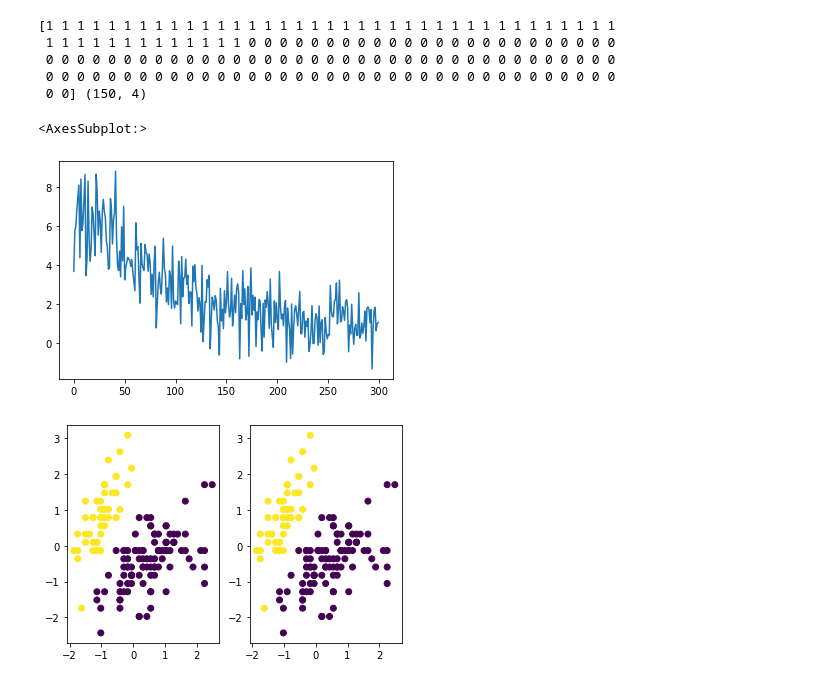
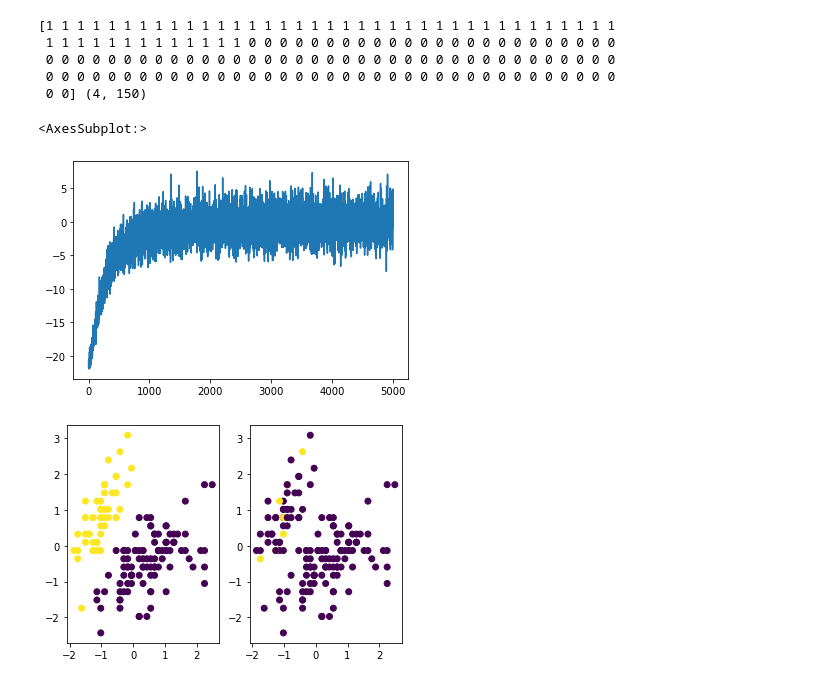
Before and after one commit to gdubbs100/dl_course, a Jupyter notebook: neural_network_from_scratch.ipynb, the cells around one changed output. Drawn from its saved outputs; the diff is of its cells as text; code cells hidden in the pictures.

Commit message:
added dropout option to layer class

```diff
--- a/neural_network_from_scratch.ipynb
+++ b/neural_network_from_scratch.ipynb
@@ -4,23 +4,19 @@ from sklearn.datasets import make_classification
 import pandas as pd
 import matplotlib.pyplot as plt
 # %%
+from sklearn import datasets
+from sklearn.preprocessing import StandardScaler
+
 iris = datasets.load_iris()
-X = StandardScaler().fit_transform(iris["data"]).T # put in row form for net
+X = StandardScaler().fit_transform(iris["data"]).T
 y = (iris["target"] == 0).astype(np.int64)
+print(y, X.shape)
+# %% [output]
+[1 1 1 1 1 1 1 1 1 1 1 1 1 1 1 1 1 1 1 1 1 1 1 1 1 1 1 1 1 1 1 1 1 1 1 1 1
+ 1 1 1 1 1 1 1 1 1 1 1 1 1 0 0 0 0 0 0 0 0 0 0 0 0 0 0 0 0 0 0 0 0 0 0 0 0
+ 0 0 0 0 0 0 0 0 0 0 0 0 0 0 0 0 0 0 0 0 0 0 0 0 0 0 0 0 0 0 0 0 0 0 0 0 0
+ 0 0 0 0 0 0 0 0 0 0 0 0 0 0 0 0 0 0 0 0 0 0 0 0 0 0 0 0 0 0 0 0 0 0 0 0 0
+ 0 0] (4, 150)
-# %%
-from sklearn import datasets
-from sklearn.preprocessing import StandardScaler
-
-iris = datasets.load_iris()
-X = StandardScaler().fit_transform(iris["data"])
-y = (iris["target"] == 0).astype(np.int64)
-print(y, X.shape)
-# %% [output]
-[1 1 1 1 1 1 1 1 1 1 1 1 1 1 1 1 1 1 1 1 1 1 1 1 1 1 1 1 1 1 1 1 1 1 1 1 1
- 1 1 1 1 1 1 1 1 1 1 1 1 1 0 0 0 0 0 0 0 0 0 0 0 0 0 0 0 0 0 0 0 0 0 0 0 0
- 0 0 0 0 0 0 0 0 0 0 0 0 0 0 0 0 0 0 0 0 0 0 0 0 0 0 0 0 0 0 0 0 0 0 0 0 0
- 0 0 0 0 0 0 0 0 0 0 0 0 0 0 0 0 0 0 0 0 0 0 0 0 0 0 0 0 0 0 0 0 0 0 0 0 0
- 0 0] (150, 4)
 # %%
 # new grad func
 def calcLoss(actual, pred):
@@ -35,16 +31,23 @@ def calcGrad(actual, pred):
 # try building a general network
 class NetLayer:
 
-    def __init__(self, input_dim, output_dim, activation_func):
+    def __init__(self, input_dim, output_dim, activation_func, keep_prob = 1):
         # note weight dimensions are reversed from typical nnet specs
         self.w = np.random.randn(input_dim, output_dim)
         self.b = np.random.randn(output_dim, 1)
         self.activation_func = activation_func
+        # value for dropout - default 1 for no dropout
+        self.keep_prob = keep_prob
 
-    def forward(self, X):
+    def forward(self, X, train = True):
         # record activations
         self.A_L_minus_one = X.copy()
-        self.A_L = self.activation_func(np.dot(self.w.T, X) + self.b)
+        if train:
+            dropout_mat = np.random.rand(X.shape[0], X.shape[1]) < self.keep_prob
+            A = np.multiply(dropout_mat, X)
+        else:
+            A = X
+        self.A_L = self.activation_func(np.dot(self.w.T, A) + self.b)
         # pass activation to next layer
         return self.A_L.copy()
 
@@ -110,23 +113,23 @@ class NeuralNetwork:
         return A
 # %%
 layer1 = NetLayer(4, 3, sigmoid)
-layer2 = NetLayer(3, 1, sigmoid)
+layer2 = NetLayer(3, 1, sigmoid,0.1)
 layer3 = NetLayer(3, 1, sigmoid)
 layers = [
     layer1,
     layer2
 ]
 
 net = NeuralNetwork(layers)
 
 
-results = net.train(X, y, batch_size = 15, epochs =300, learning_rate=0.1)
+results = net.train(X, y, batch_size = 150, epochs =5000, learning_rate=0.1)
 
 # check that cost function is converging
 pd.Series(results).plot()
 # %% [output]
 <AxesSubplot:>
-[figure, old version]
+[figure, new version]
 # %%
 preds = np.round(net.predict(X))
 fig, ax = plt.subplots(1,2)
@@ -136,4 +139,4 @@ fig, ax = plt.subplots(1,2)
 ax[0].scatter(X[0,:], X[1,:], c = y)
 ax[1].scatter(X[0,:], X[1,:], c = preds);
 # %% [output]
-[figure, old version]
+[figure, new version]
```
Also changed, not shown: parts of 1 cell of this notebook.
